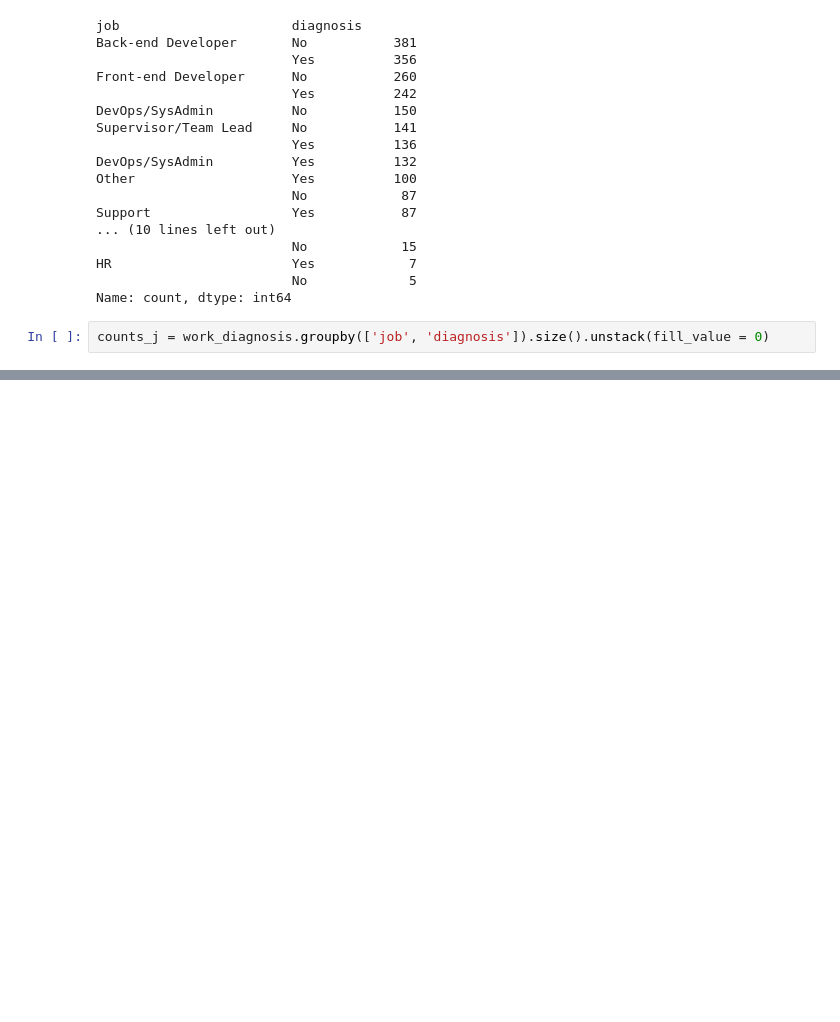
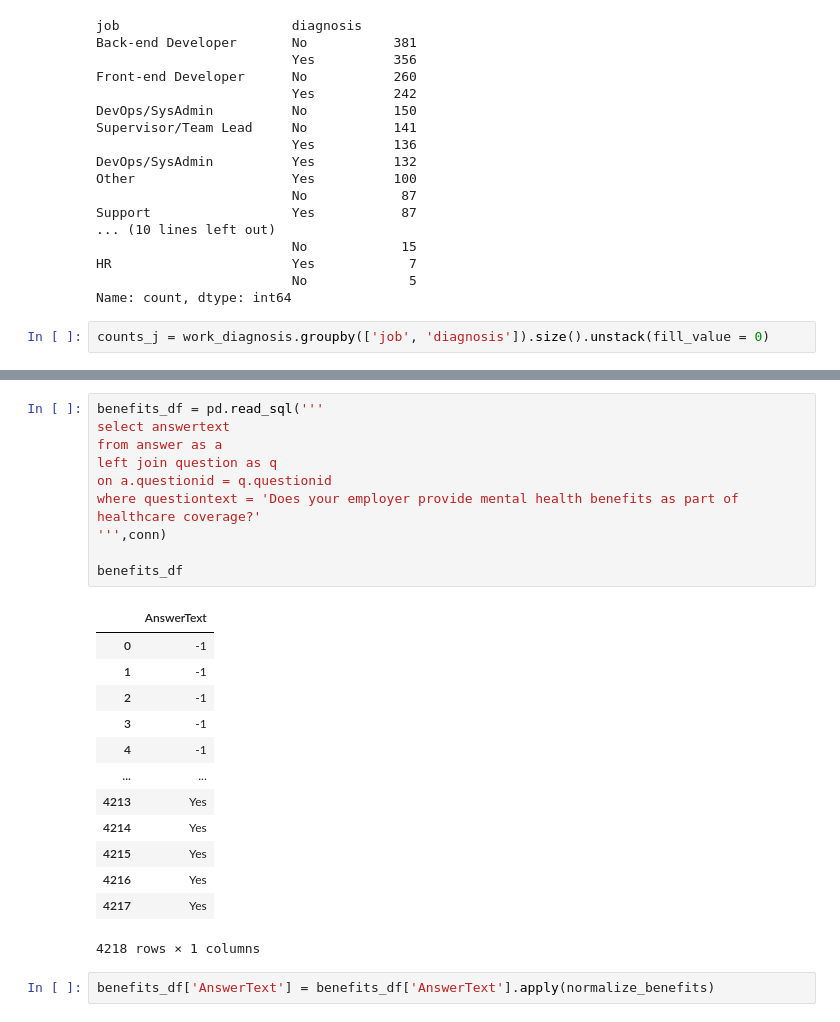
Before and after one commit to Djohnson1313/mental_health_sql, a Jupyter notebook: mental_health_analysis.ipynb, the cells around one changed output, grey strips where cells are left out. Saved outputs shown, nothing was run; the diff lists cells and outputs as text; blank space fills up the shorter version.

```diff
--- a/mental_health_analysis.ipynb
+++ b/mental_health_analysis.ipynb
@@ -870,0 +940,26 @@ plt.show();
+# %%
+benefits_df = pd.read_sql('''
+select answertext
+from answer as a
+left join question as q
+on a.questionid = q.questionid
+where questiontext = 'Does your employer provide mental health benefits as part of healthcare coverage?'
+''',conn)
+
+benefits_df
+# %% [output]
+|  | AnswerText |
+| 0 | -1 |
+| 1 | -1 |
+| 2 | -1 |
+| 3 | -1 |
+| 4 | -1 |
+| ... | ... |
+| 4213 | Yes |
+| 4214 | Yes |
+| 4215 | Yes |
+| 4216 | Yes |
+| 4217 | Yes |
+4218 rows × 1 columns
+# %%
+benefits_df['AnswerText'] = benefits_df['AnswerText'].apply(normalize_benefits)
```
Also changed, not shown: parts of 17 cells of this notebook.
